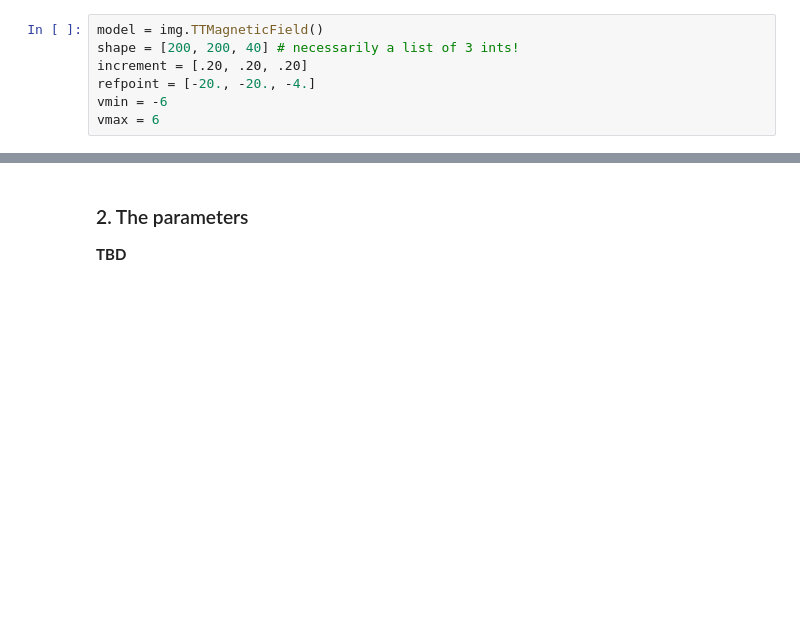
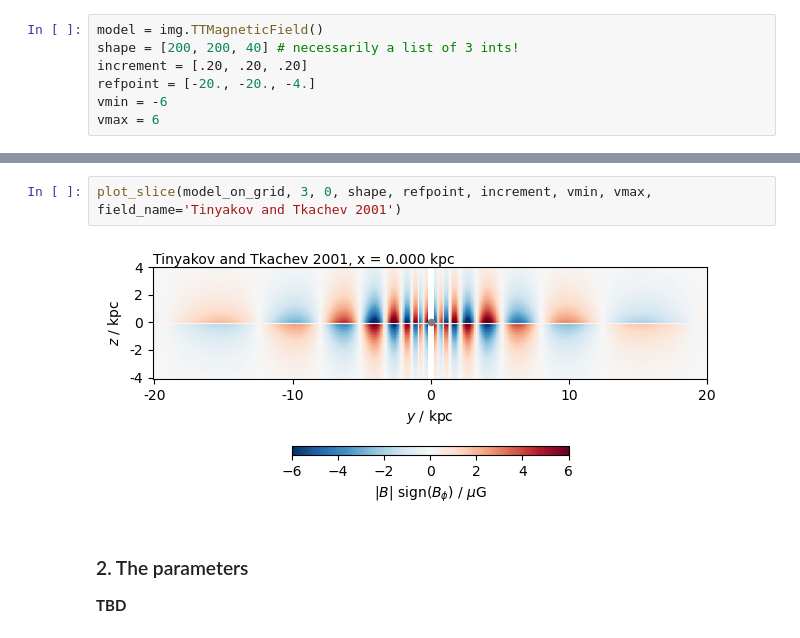
Before and after one commit to rafaelab/imagine-models, a Jupyter notebook: demos/python/model_examples/tt_demo.ipynb, the cells around one changed output, grey strips where cells are left out. Saved outputs shown, nothing was run; the diff lists cells and outputs as text; blank space fills up the shorter version.

```diff
--- a/demos/python/model_examples/tt_demo.ipynb
+++ b/demos/python/model_examples/tt_demo.ipynb
@@ -57,3 +58,7 @@ plot_slice(model_on_grid, 3, 1, shape, refpoint, increment, vmin, vmax, field_na
+# %%
+plot_slice(model_on_grid, 3, 0, shape, refpoint, increment, vmin, vmax, field_name='Tinyakov and Tkachev 2001')
+# %% [output]
+[figure, added]
 # %% [markdown]
 ### 2. The parameters
 
```
Also changed, not shown: parts of 9 cells of this notebook, 16 other files.
